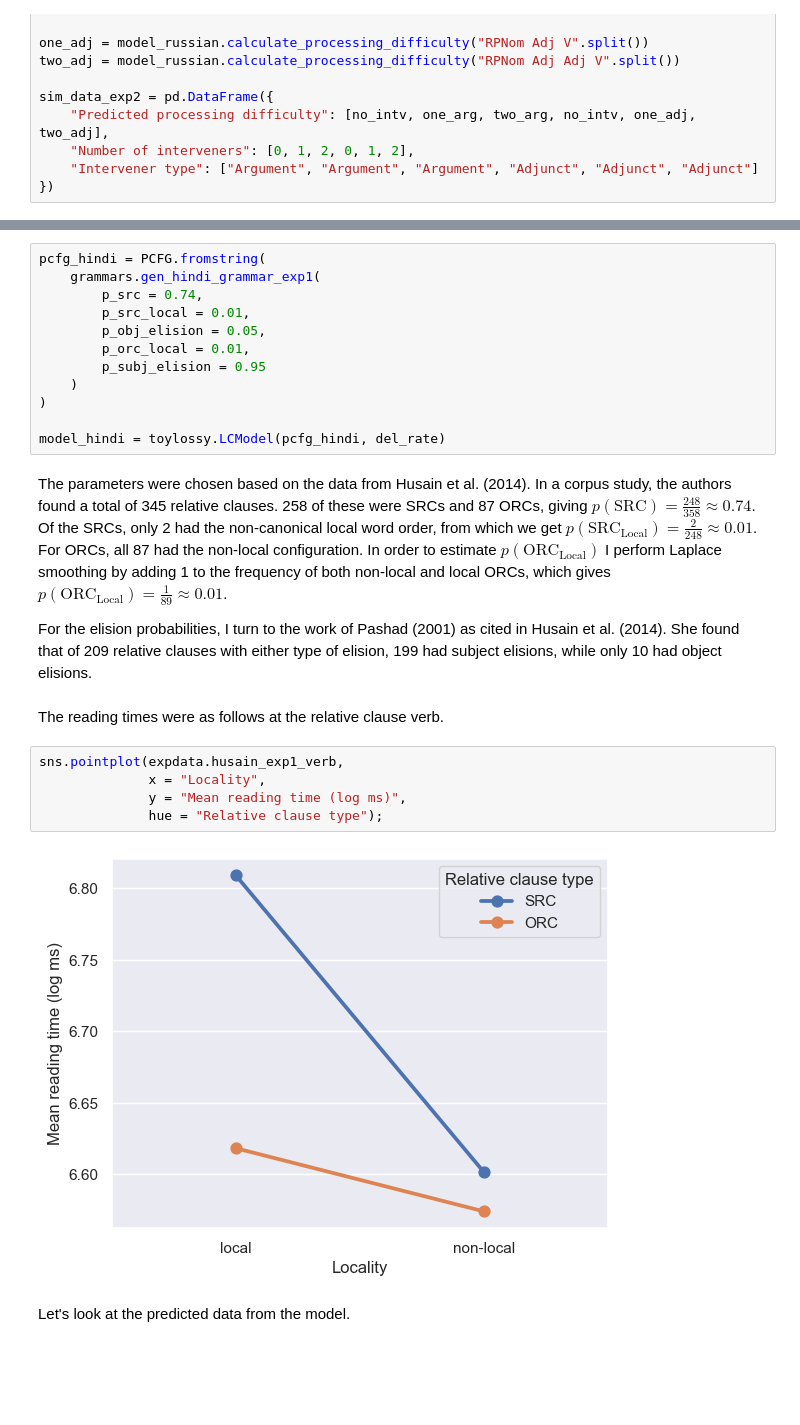
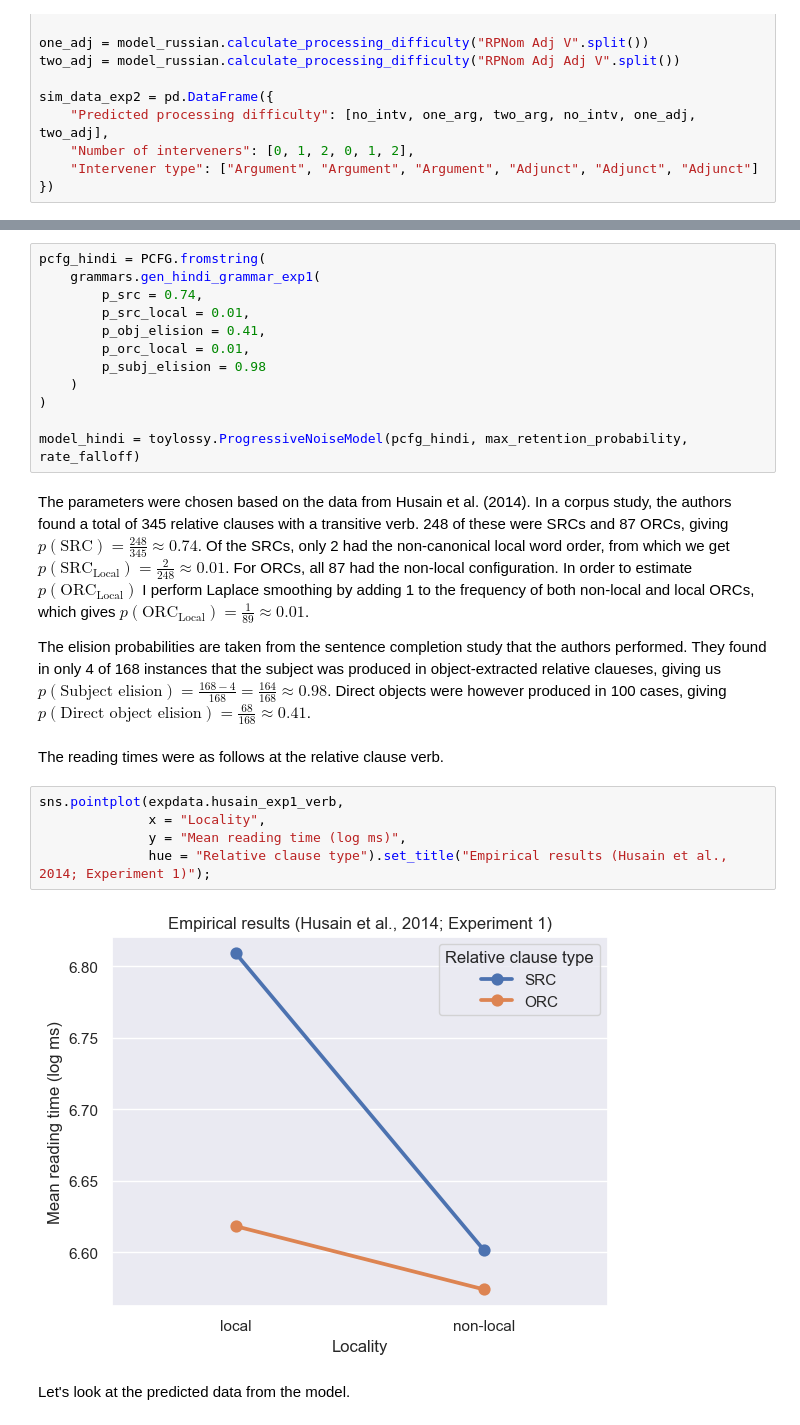
Before and after one commit to johen12/toylossy, a Jupyter notebook: toylossy_demo.ipynb, the cells around one changed output, grey strips where cells are left out. Saved outputs shown, nothing was run; the diff lists cells and outputs as text; blank space fills up the shorter version.

```diff
--- a/toylossy_demo.ipynb
+++ b/toylossy_demo.ipynb
@@ -117,26 +231,26 @@ pcfg_hindi = PCFG.fromstring(
     grammars.gen_hindi_grammar_exp1(
         p_src = 0.74,
         p_src_local = 0.01,
-        p_obj_elision = 0.05,
+        p_obj_elision = 0.41,
         p_orc_local = 0.01,
-        p_subj_elision = 0.95
+        p_subj_elision = 0.98
     )
 )
 
-model_hindi = toylossy.LCModel(pcfg_hindi, del_rate)
+model_hindi = toylossy.ProgressiveNoiseModel(pcfg_hindi, max_retention_probability, rate_falloff)
 # %% [markdown]
-The parameters were chosen based on the data from Husain et al. (2014). In a corpus study, the authors found a total of 345 relative clauses. 258 of these were SRCs and 87 ORCs, giving $p(\text{SRC}) = \frac{248}{358}\approx 0.74$. Of the SRCs, only 2 had the non-canonical local word order, from which we get $p(\text{SRC}_\text{Local})=\frac{2}{248}\approx 0.01$. For ORCs, all 87 had the non-local configuration. In order to estimate $p(\text{ORC}_\text{Local})$ I perform Laplace smoothing by adding 1 to the frequency of both non-local and local ORCs, which gives $p(\text{ORC}_\text{Local})=\frac{1}{89}\approx 0.01$.
+The parameters were chosen based on the data from Husain et al. (2014). In a corpus study, the authors found a total of 345 relative clauses with a transitive verb. 248 of these were SRCs and 87 ORCs, giving $p(\text{SRC}) = \frac{248}{345}\approx 0.74$. Of the SRCs, only 2 had the non-canonical local word order, from which we get $p(\text{SRC}_\text{Local})=\frac{2}{248}\approx 0.01$. For ORCs, all 87 had the non-local configuration. In order to estimate $p(\text{ORC}_\text{Local})$ I perform Laplace smoothing by adding 1 to the frequency of both non-local and local ORCs, which gives $p(\text{ORC}_\text{Local})=\frac{1}{89}\approx 0.01$.
 
-For the elision probabilities, I turn to the work of Pashad (2001) as cited in Husain et al. (2014). She found that of 209 relative clauses with either type of elision, 199 had subject elisions, while only 10 had object elisions.
+The elision probabilities are taken from the sentence completion study that the authors performed. They found in only 4 of 168 instances that the subject was produced in object-extracted relative claueses, giving us $p(\text{Subject elision})=\frac{168-4}{168}=\frac{164}{168}\approx 0.98$. Direct objects were however produced in 100 cases, giving $p(\text{Direct object elision})=\frac{68}{168}\approx 0.41$.
 # %% [markdown]
 The reading times were as follows at the relative clause verb.
 # %%
 sns.pointplot(expdata.husain_exp1_verb,
               x = "Locality",
               y = "Mean reading time (log ms)",
-              hue = "Relative clause type");
+              hue = "Relative clause type").set_title("Empirical results (Husain et al., 2014; Experiment 1)");
 # %% [output]
-[figure, old version]
+[figure, new version]
 # %% [markdown]
 Let's look at the predicted data from the model.
 # %%
```
Also changed, not shown: parts of 37 cells of this notebook, 3 other files.
